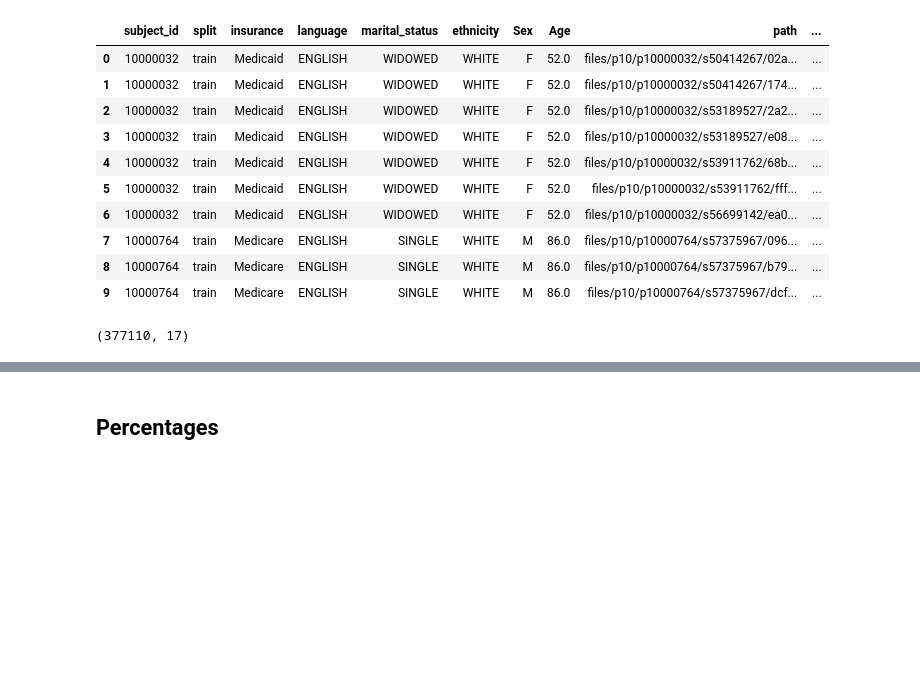
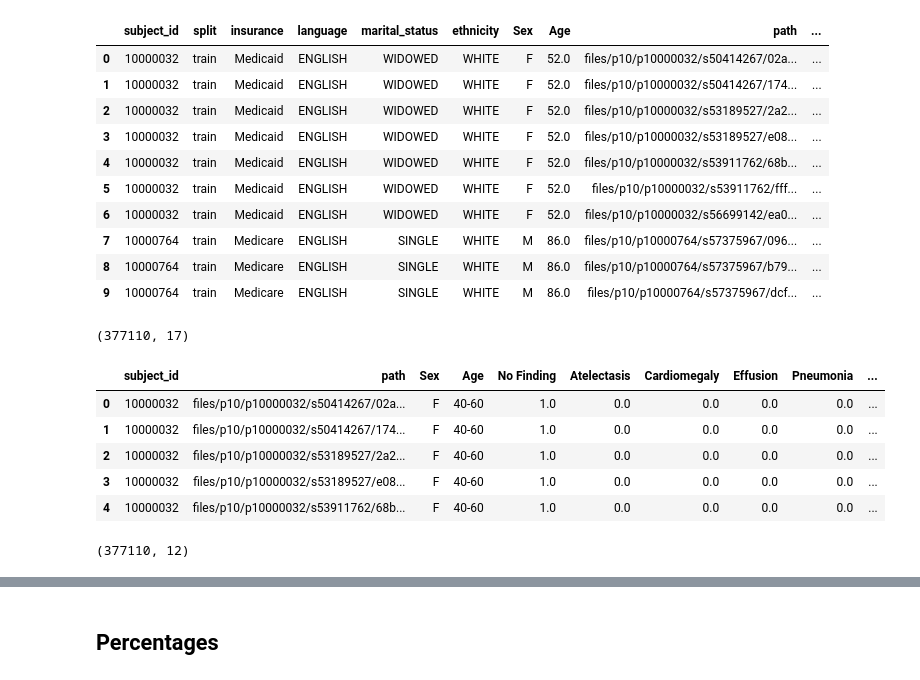
Before and after one commit to andrix007/Underdiagnosis_NatMed, a Jupyter notebook: MIMIC/MyConfidence.ipynb, the cells around one changed output, grey strips where cells are left out. Drawn from its saved outputs; the diff is of its cells as text; code cells hidden in the pictures; blank space fills up the shorter version.

```diff
--- a/MIMIC/MyConfidence.ipynb
+++ b/MIMIC/MyConfidence.ipynb
@@ -20,0 +36,11 @@ display(df.shape)
+# %%
+display(df.head())
+display(df.shape)
+# %% [output]
+|  | subject_id | path | Sex | Age | No Finding | Atelectasis | Cardiomegaly | Effusion | Pneumonia | ... |
+| 0 | 10000032 | files/p10/p10000032/s50414267/02a... | F | 40-60 | 1.0 | 0.0 | 0.0 | 0.0 | 0.0 | ... |
+| 1 | 10000032 | files/p10/p10000032/s50414267/174... | F | 40-60 | 1.0 | 0.0 | 0.0 | 0.0 | 0.0 | ... |
+| 2 | 10000032 | files/p10/p10000032/s53189527/2a2... | F | 40-60 | 1.0 | 0.0 | 0.0 | 0.0 | 0.0 | ... |
+| 3 | 10000032 | files/p10/p10000032/s53189527/e08... | F | 40-60 | 1.0 | 0.0 | 0.0 | 0.0 | 0.0 | ... |
+| 4 | 10000032 | files/p10/p10000032/s53911762/68b... | F | 40-60 | 1.0 | 0.0 | 0.0 | 0.0 | 0.0 | ... |
+(377110, 12)
```
Also changed, not shown: parts of 15 cells of this notebook, 3 other files.
